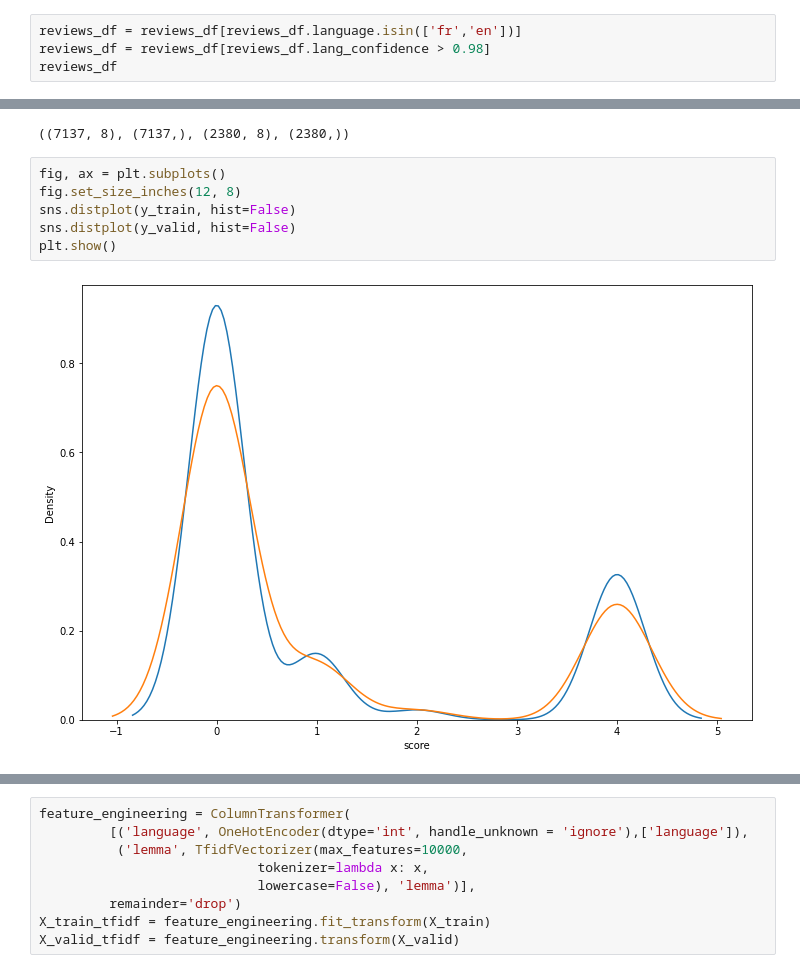
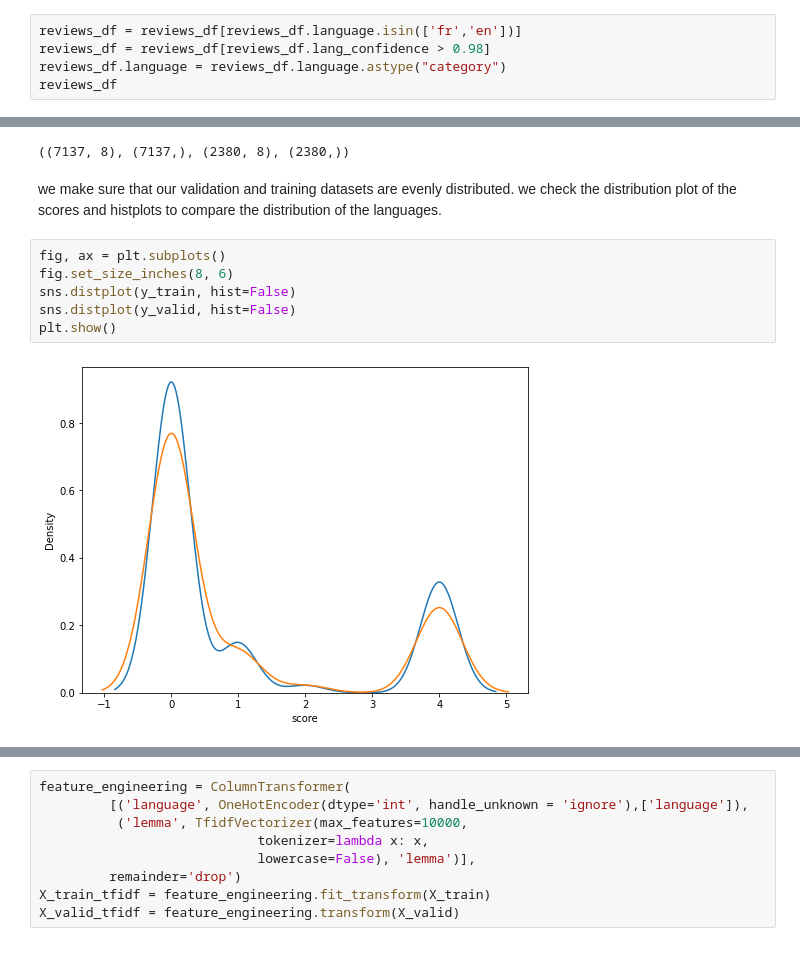
Before and after one commit to Boudokh/Groover, a Jupyter notebook: mohamed_test.ipynb, the cells around one changed output, grey strips where cells are left out. Drawn from its saved outputs; the diff is of its cells as text.

```diff
--- a/mohamed_test.ipynb
+++ b/mohamed_test.ipynb
@@ -126,6 +180,7 @@ sns.histplot(data=reviews_df, x="language")
 # %%
 reviews_df = reviews_df[reviews_df.language.isin(['fr','en'])]
 reviews_df = reviews_df[reviews_df.lang_confidence > 0.98]
+reviews_df.language = reviews_df.language.astype("category")
 reviews_df
 # %% [output]
 |  | band_id | influencer_id | feedback | score | language | lang_confidence |
@@ -306,11 +404,14 @@ X_train, X_valid, y_train, y_valid = train_test_split(x, y, test_size=0.25, rand
 X_train.shape, y_train.shape, X_valid.shape, y_valid.shape
 # %% [output]
 ((7137, 8), (7137,), (2380, 8), (2380,))
+# %% [markdown]
+we make sure that our validation and training datasets are evenly distributed.
+we check the distribution plot of the scores and histplots to compare the distribution of the languages.
 # %%
 fig, ax = plt.subplots()
-fig.set_size_inches(12, 8)
+fig.set_size_inches(8, 6)
 sns.distplot(y_train, hist=False)
 sns.distplot(y_valid, hist=False)
 plt.show()
 # %% [output]
-[figure, old version]
+[figure, new version]
```
Also changed, not shown: parts of 44 cells of this notebook.
